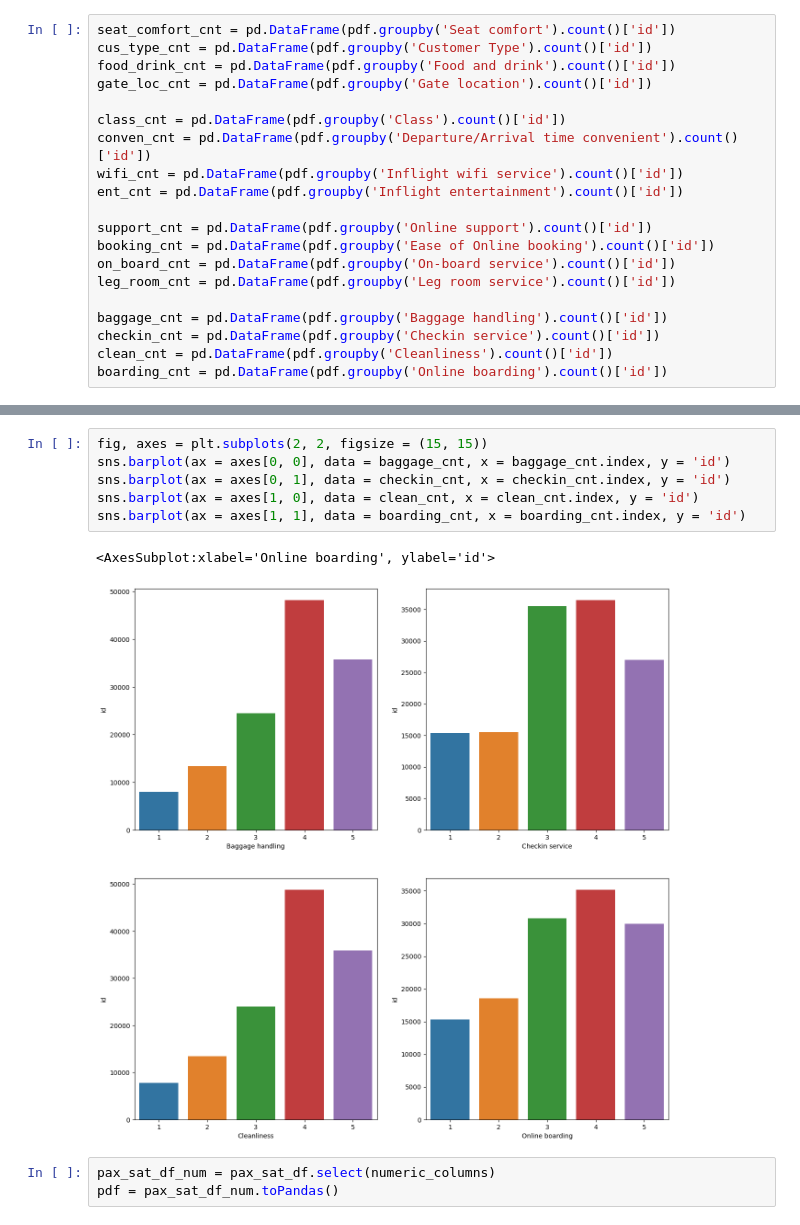
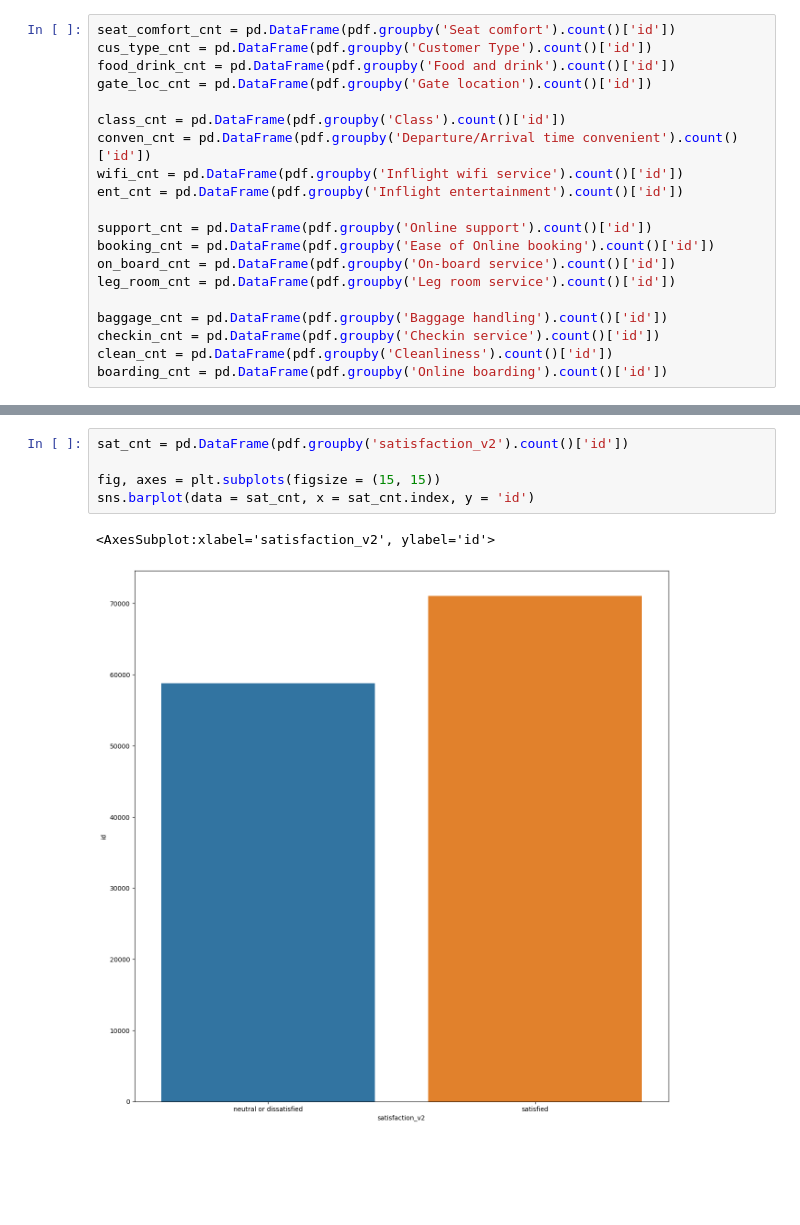
Before and after one commit to huongngo-8/customer_satisfaction, a Jupyter notebook: notebooks/eda.ipynb, the cells around one changed output, grey strips where cells are left out. Saved outputs shown, nothing was run; the diff lists cells and outputs as text; blank space fills up the shorter version.

```diff
--- a/notebooks/eda.ipynb
+++ b/notebooks/eda.ipynb
@@ -382,12 +451,8 @@ sns.barplot(ax = axes[1, 1], data = leg_room_cnt, x = leg_room_cnt.index, y = 'i
-# %%
-fig, axes = plt.subplots(2, 2, figsize = (15, 15))
-sns.barplot(ax = axes[0, 0], data = baggage_cnt, x = baggage_cnt.index, y = 'id')
-sns.barplot(ax = axes[0, 1], data = checkin_cnt, x = checkin_cnt.index, y = 'id')
-sns.barplot(ax = axes[1, 0], data = clean_cnt, x = clean_cnt.index, y = 'id')
-sns.barplot(ax = axes[1, 1], data = boarding_cnt, x = boarding_cnt.index, y = 'id')
-# %% [output]
-<AxesSubplot:xlabel='Online boarding', ylabel='id'>
-[figure, removed]
-# %%
-pax_sat_df_num = pax_sat_df.select(numeric_columns)
-pdf = pax_sat_df_num.toPandas()
+# %%
+sat_cnt = pd.DataFrame(pdf.groupby('satisfaction_v2').count()['id'])
+
+fig, axes = plt.subplots(figsize = (15, 15))
+sns.barplot(data = sat_cnt, x = sat_cnt.index, y = 'id')
+# %% [output]
+<AxesSubplot:xlabel='satisfaction_v2', ylabel='id'>
+[figure, added]
```
Also changed, not shown: parts of 93 cells of this notebook, 1 other file.
